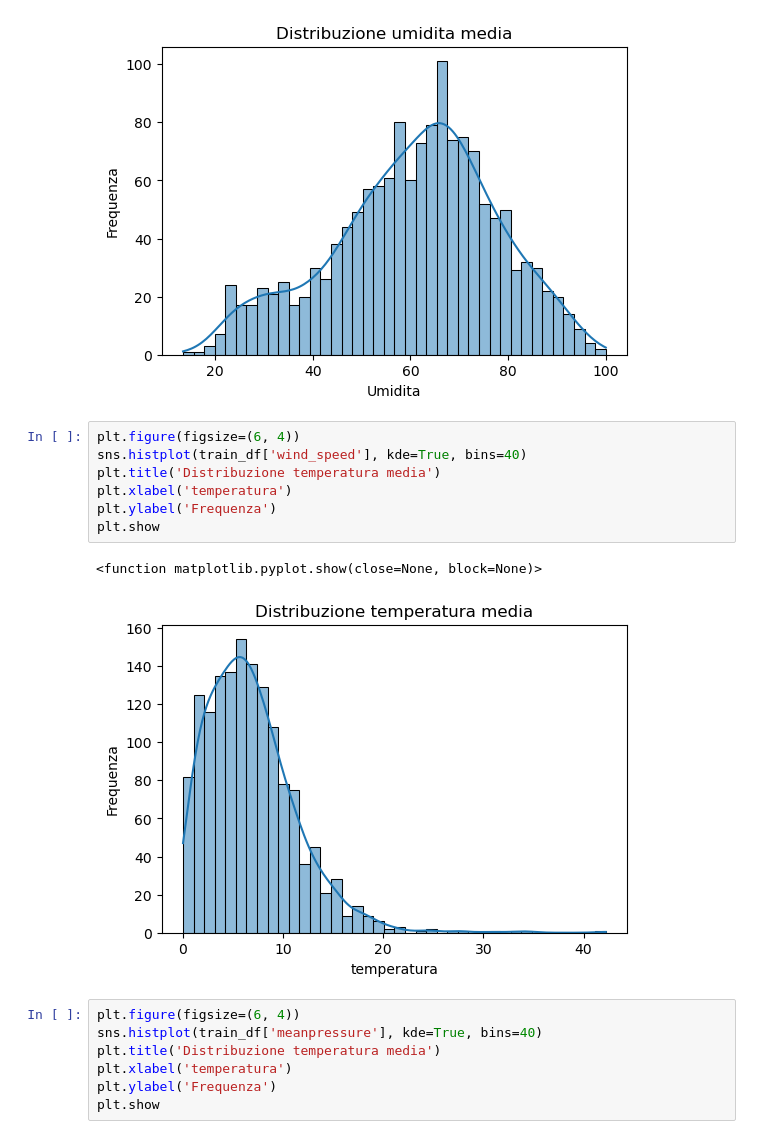
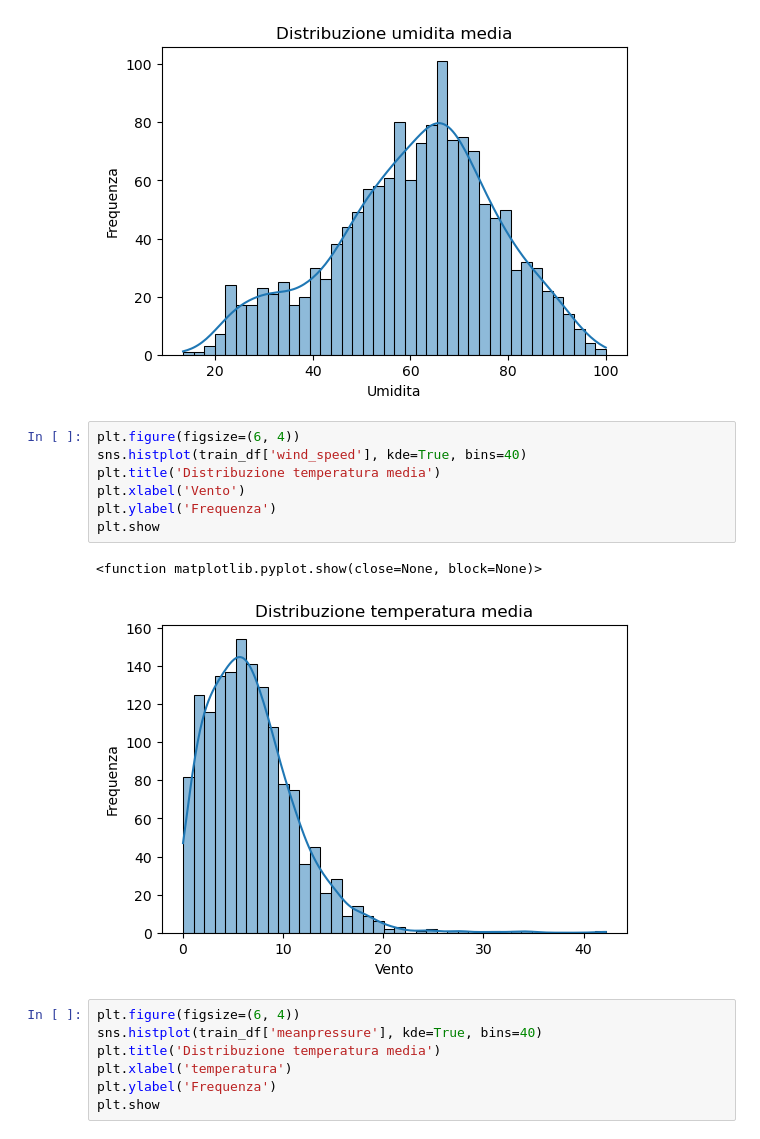
Before and after one commit to LucaRanieri96/PandasExercise, a Jupyter notebook: 7.0ForeRegre/script.ipynb, the cells around one changed output. Drawn from its saved outputs; the diff is of its cells as text.

```diff
--- a/7.0ForeRegre/script.ipynb
+++ b/7.0ForeRegre/script.ipynb
@@ -72,13 +79,13 @@ plt.show
 # %%
 plt.figure(figsize=(6, 4))
 sns.histplot(train_df['wind_speed'], kde=True, bins=40)
 plt.title('Distribuzione temperatura media')
-plt.xlabel('temperatura')
+plt.xlabel('Vento')
 plt.ylabel('Frequenza')
 plt.show
 # %% [output]
 <function matplotlib.pyplot.show(close=None, block=None)>
-[figure, old version]
+[figure, new version]
 # %%
 plt.figure(figsize=(6, 4))
 sns.histplot(train_df['meanpressure'], kde=True, bins=40)
```
Also changed, not shown: parts of 3 cells of this notebook.
